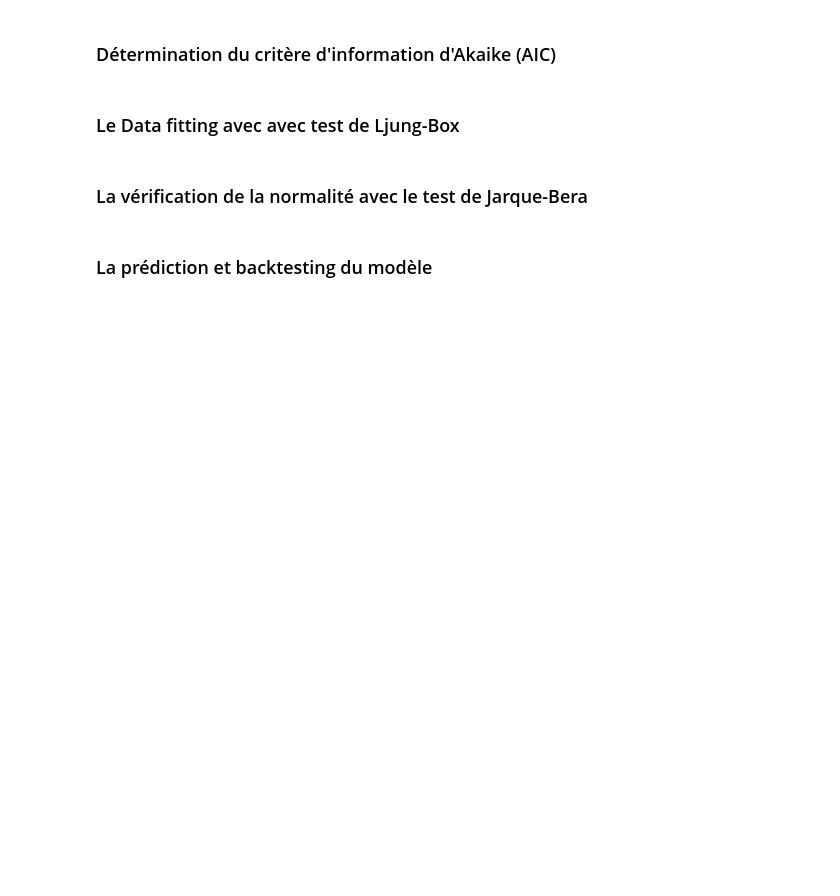
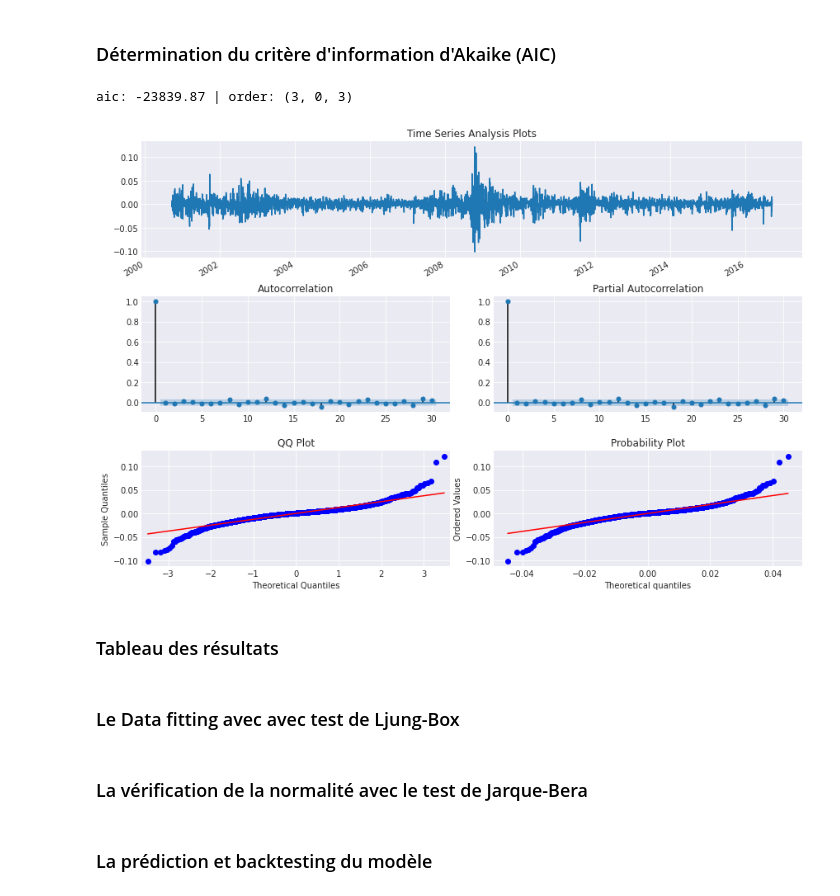
Before and after one commit to Lawisss/Helenos-Model, a Jupyter notebook: ARIMA.ipynb, the cells around one changed output. Saved outputs shown, nothing was run; the diff lists cells and outputs as text; code cells hidden in the pictures; blank space fills up the shorter version.

Commit message:
Création fichier ARIMA & GARCH - Visualisation des données

```diff
--- a/ARIMA.ipynb
+++ b/ARIMA.ipynb
@@ -114,4 +162,42 @@ Cinquièmement, la stabilité numérique : l'addition de petits nombres est num
+# %%
+# Fit du modèle ARIMA(p, d, q) pour les retours des ES
+
+TS = lrets['ES=F'].dropna()
+TS.index = pd.DatetimeIndex(TS.index.values, freq=TS.index.inferred_freq)
+#TS.index = pd.DatetimeIndex(TS.index).to_period('D')
 # %% [markdown]
 ### Détermination du critère d'information d'Akaike (AIC)
+# %%
+# Choix du meilleur ordre et du modèle final avec l'aic
+
+best_aic = np.inf
+best_order = None
+best_mdl = None
+
+pq_rng = range(5) # [0,1,2,3]
+d_rng = range(2) # [0,1]
+for i in pq_rng:
+    for d in d_rng:
+        for j in pq_rng:
+            try:
+                tmp_mdl = smt.ARIMA(TS, order=(i,d,j)).fit(method='mle', trend='nc')
+                tmp_aic = tmp_mdl.aic
+                if tmp_aic < best_aic:
+                    best_aic = tmp_aic
+                    best_order = (i, d, j)
+                    best_mdl = tmp_mdl
+            except: continue
+
+
+print('aic: {:6.2f} | order: {}'.format(best_aic, best_order))
+
+# Visualisation du modèle ARIMA
+
+_ = tsplot(best_mdl.resid, lags=30)
+# %% [output]
+aic: -23839.87 | order: (3, 0, 3)
+[figure, added]
+# %% [markdown]
+### Tableau des résultats
 # %% [markdown]
 ### Le Data fitting avec avec test de Ljung-Box
```
Also changed, not shown: parts of 6 cells of this notebook, 1 other file.
